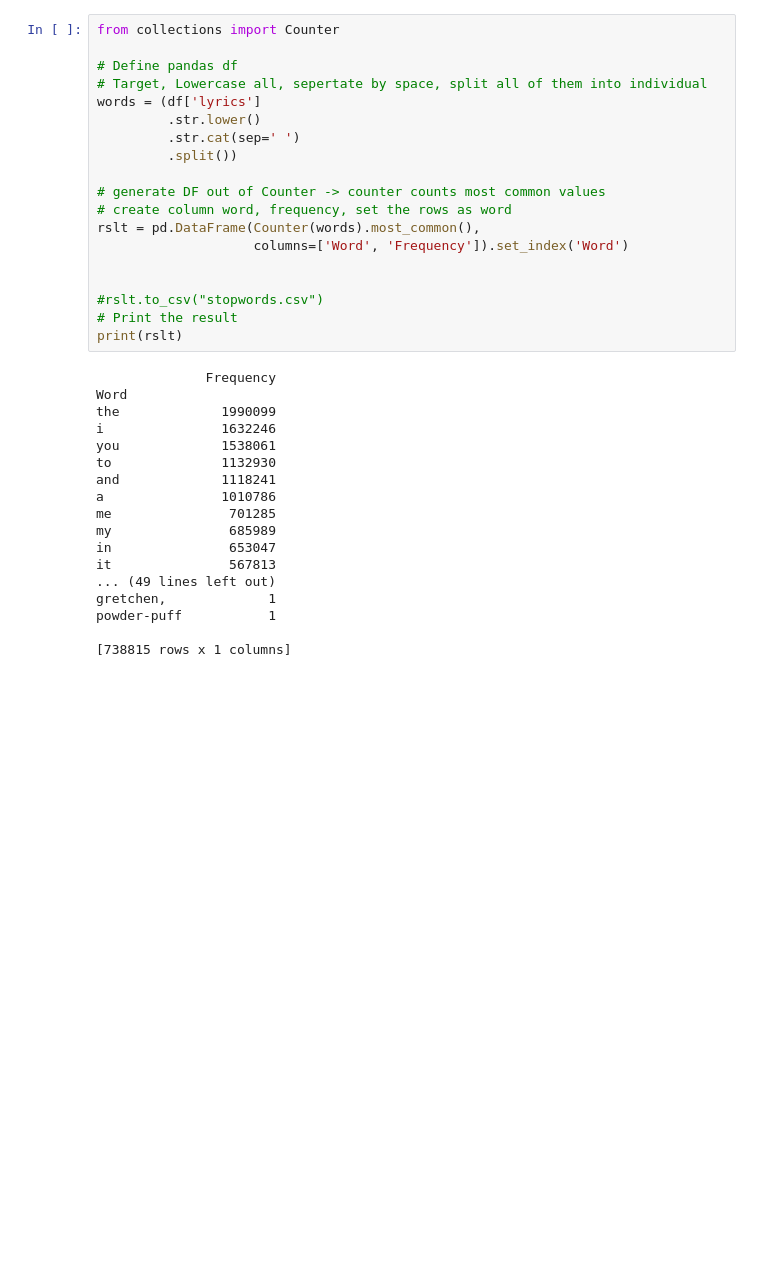
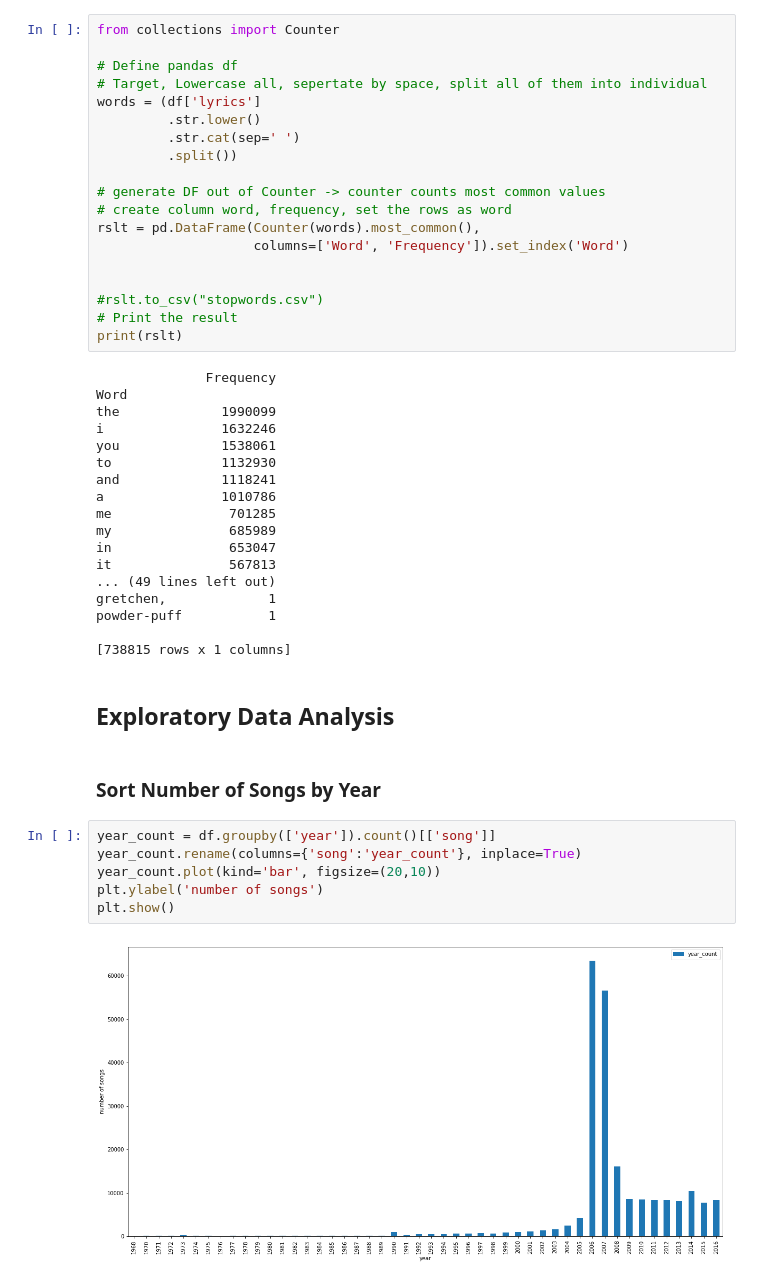
Before and after one commit to ShawnLe007/Lyric-Machine-Learning-Analysis, a Jupyter notebook: COGS118B.ipynb, the cells around one changed output. Drawn from its saved outputs; the diff is of its cells as text; blank space fills up the shorter version.

Commit message:
Added more headers and statistics in exploratory data analysis section of Jupyter notebook.

```diff
--- a/COGS118B.ipynb
+++ b/COGS118B.ipynb
@@ -665,3 +495,15 @@ gretchen,             1
 powder-puff           1
 
 [738815 rows x 1 columns]
+# %% [markdown]
+## Exploratory Data Analysis
+# %% [markdown]
+### Sort Number of Songs by Year
+# %%
+year_count = df.groupby(['year']).count()[['song']]
+year_count.rename(columns={'song':'year_count'}, inplace=True)
+year_count.plot(kind='bar', figsize=(20,10))
+plt.ylabel('number of songs')
+plt.show()
+# %% [output]
+[figure, added]
```
Also changed, not shown: parts of 91 cells of this notebook.
